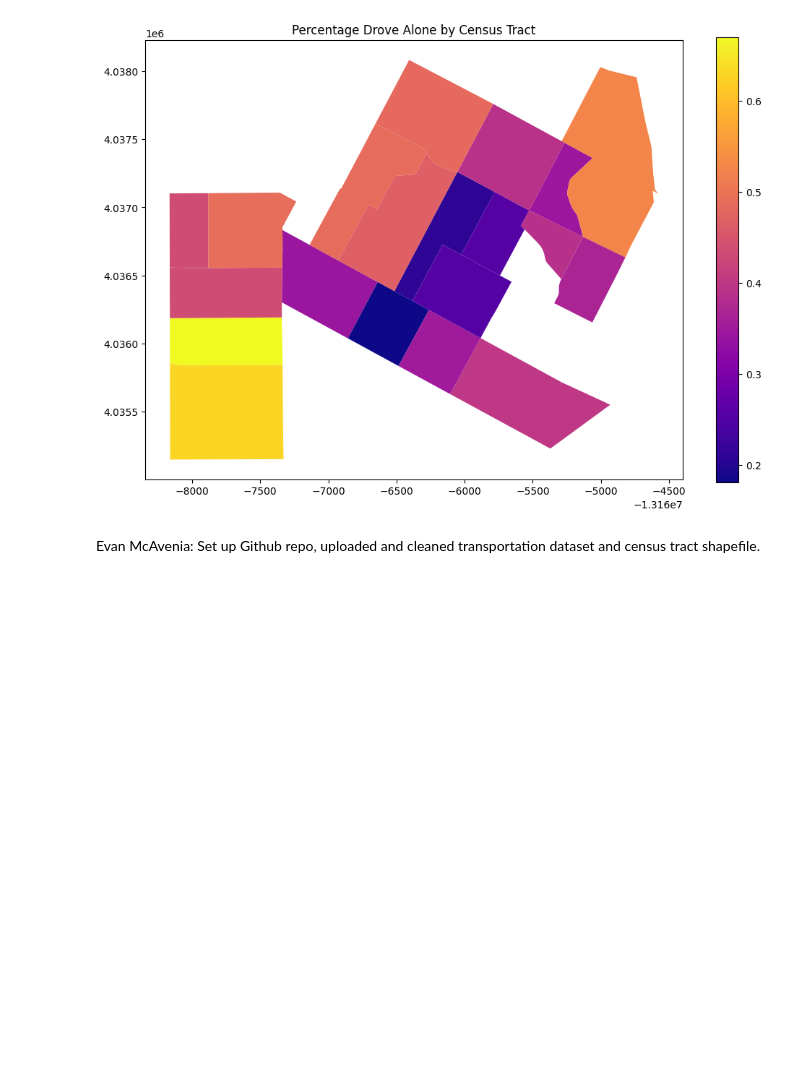
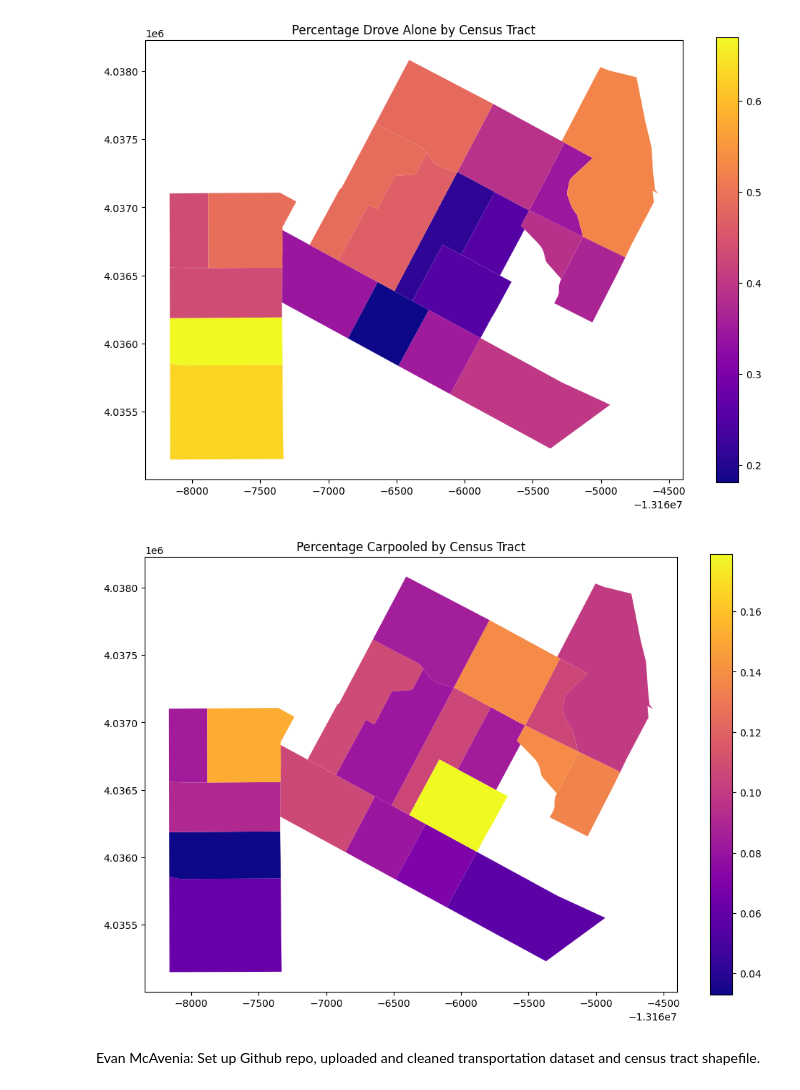
Before and after one commit to evaneliz/534groupprojfiles, a Jupyter notebook: group_project_4.ipynb, the cells around one changed output. Saved outputs shown, nothing was run; the diff lists cells and outputs as text; code cells hidden in the pictures; blank space fills up the shorter version.

```diff
--- a/group_project_4.ipynb
+++ b/group_project_4.ipynb
@@ -219,5 +219,21 @@ ax.set_title('Percentage Drove Alone by Census Tract')
 plt.show()
 # %% [output]
 [figure]
+# %%
+import matplotlib.pyplot as plt
+
+fig, ax = plt.subplots(figsize=(12, 8))
+
+merged_gdf.to_crs(epsg=3857).plot(
+    column='pct_carpooled',
+    cmap='plasma',
+    legend=True,
+    ax=ax
+)
+
+ax.set_title('Percentage Carpooled by Census Tract')
+plt.show()
+# %% [output]
+[figure, added]
 # %% [markdown]
 Evan McAvenia: Set up Github repo, uploaded and cleaned transportation dataset and census tract shapefile.
```
